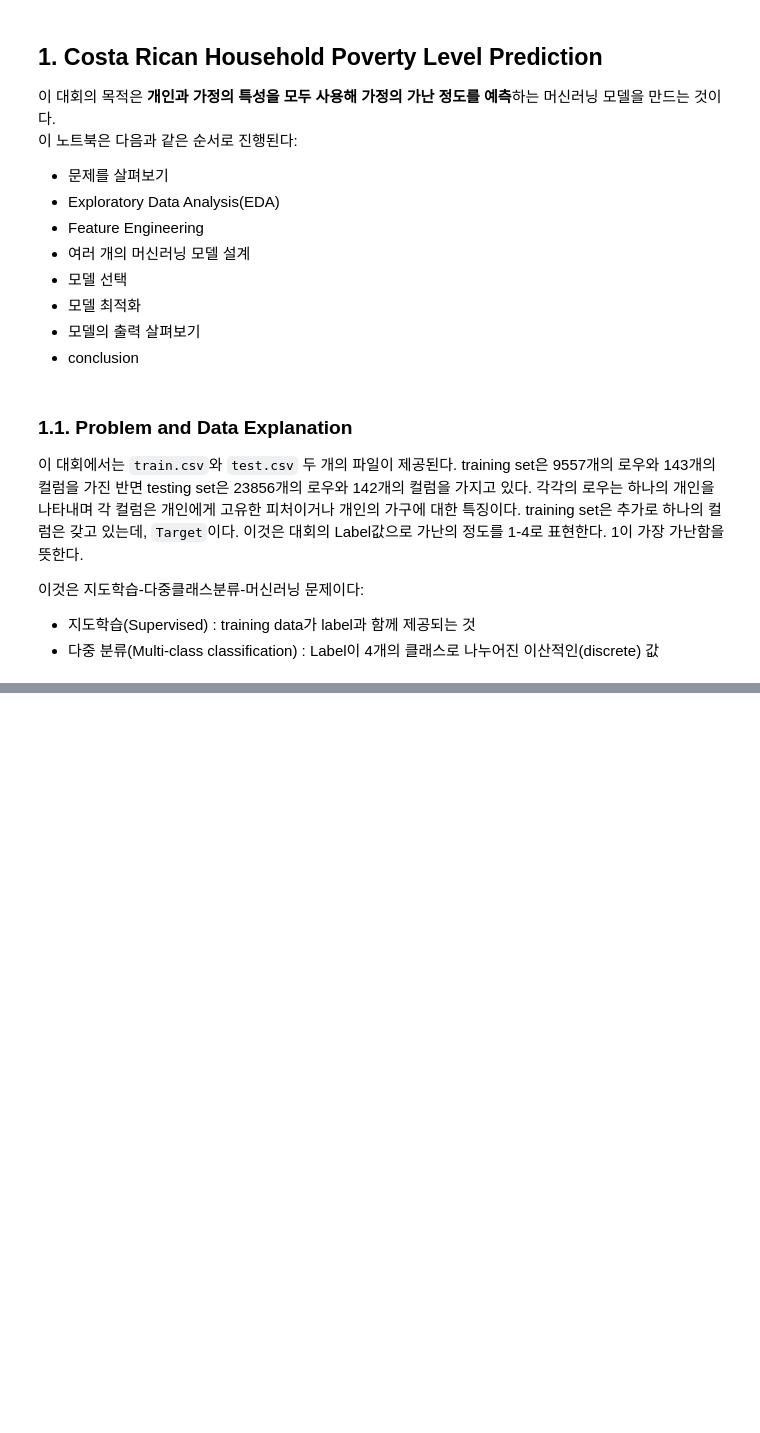
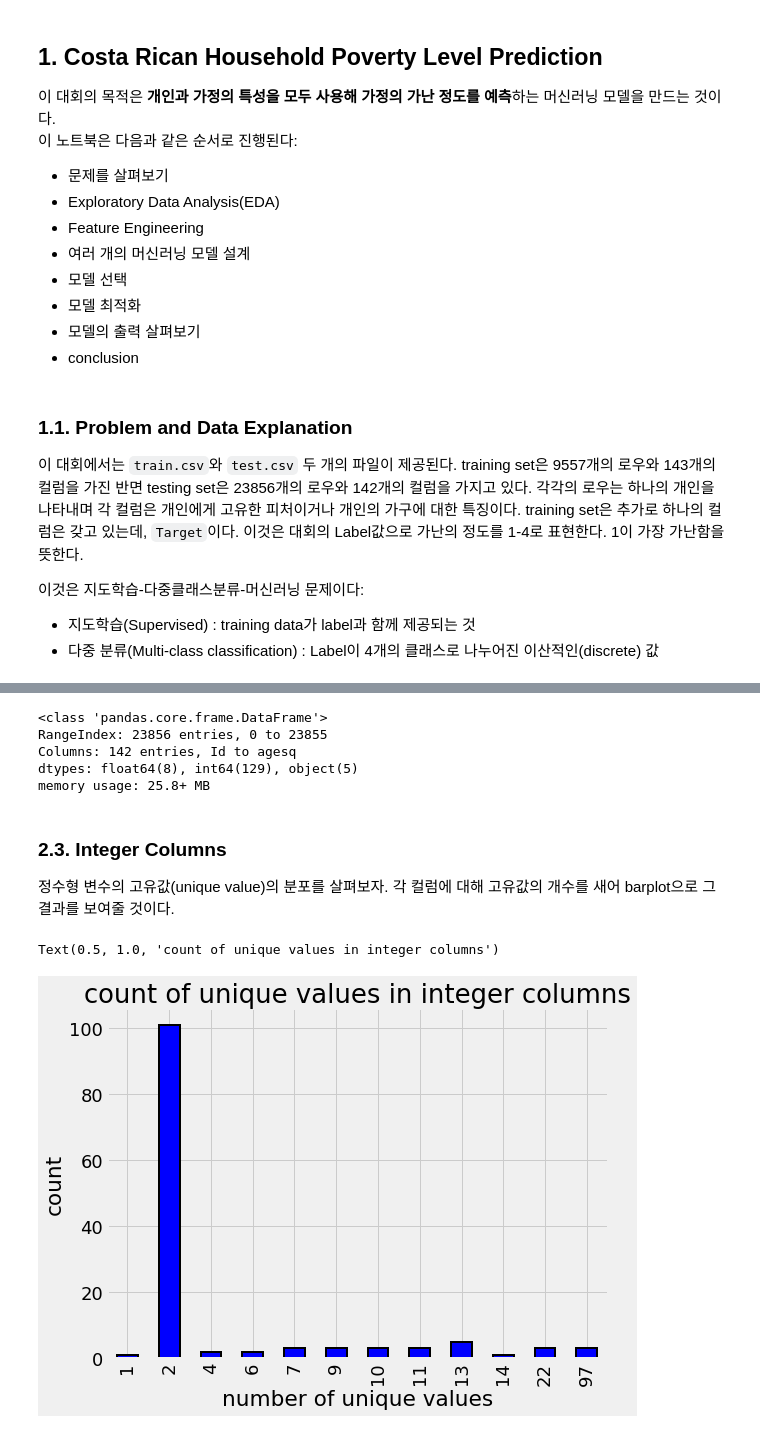
Before and after one commit to CoodingPenguin/kaggle-newbie, a Jupyter notebook: 4_costa_rican_household_poverty_level/1_a-complete-introduction-and-walkthrough_willkoehrsen/1_a-complete-introduction-and-walkthrough_willkoehrsen_2020-08-24.ipynb, the cells around one changed output, grey strips where cells are left out. Cells and saved outputs as stored; diff of their text form; code cells hidden in the pictures; blank space fills up the shorter version.

```diff
--- a/4_costa_rican_household_poverty_level/1_a-complete-introduction-and-walkthrough_willkoehrsen/1_a-complete-introduction-and-walkthrough_willkoehrsen_2020-08-24.ipynb
+++ b/4_costa_rican_household_poverty_level/1_a-complete-introduction-and-walkthrough_willkoehrsen/1_a-complete-introduction-and-walkthrough_willkoehrsen_2020-08-24.ipynb
@@ -41,0 +85,15 @@
+# %%
+# 데이터 조작
+import pandas as pd
+import numpy as np
+
+# 시각화
+import matplotlib.pyplot as plt
+import seaborn as sns
+
+# 플라팅(plotting)을 위한 기본 세팅
+%matplotlib inline
+plt.style.use('fivethirtyeight')
+plt.rcParams['font.size']= 18
+plt.rcParams['patch.edgecolor'] = 'k'
+# sns.distributions._has_statsmodels = False
@@ -41,0 +102,8 @@
+# %%
+# 데이터프레임 디스플레이시 최대 컬럼 수 지정
+pd.options.display.max_columns = 150
+
+# 데이터 로드
+train = pd.read_csv('../data/train.csv')
+test = pd.read_csv('../data/test.csv')
+train.head()
@@ -41,0 +131,25 @@
+# %%
+test.info()
+# %% [output]
+<class 'pandas.core.frame.DataFrame'>
+RangeIndex: 23856 entries, 0 to 23855
+Columns: 142 entries, Id to agesq
+dtypes: float64(8), int64(129), object(5)
+memory usage: 25.8+ MB
+# %% [markdown]
+### 2.3. Integer Columns
+정수형 변수의 고유값(unique value)의 분포를 살펴보자. 각 컬럼에 대해 고유값의 개수를 새어 barplot으로 그 결과를 보여줄 것이다.
+# %%
+# 정수형 변수의 고유값 분포 - barplot
+# 1. 학습 데이터에서 정수형 컬럼 추출
+# 2. 각 컬럼별 고유값의 개수 계산
+# 3. 각 개수별 컬럼 수 카운팅
+# 4. 개수를 기준으로 정렬
+train.select_dtypes(np.int64).nunique().value_counts().sort_index().plot.bar(
+    color='blue', figsize=(8, 6), edgecolor='k', linewidth=2)
+plt.xlabel('number of unique values')
+plt.ylabel('count')
+plt.title('count of unique values in integer columns')
+# %% [output]
+Text(0.5, 1.0, 'count of unique values in integer columns')
+[figure, added]
```
Also changed, not shown: parts of 278 cells of this notebook, 3 other files.
